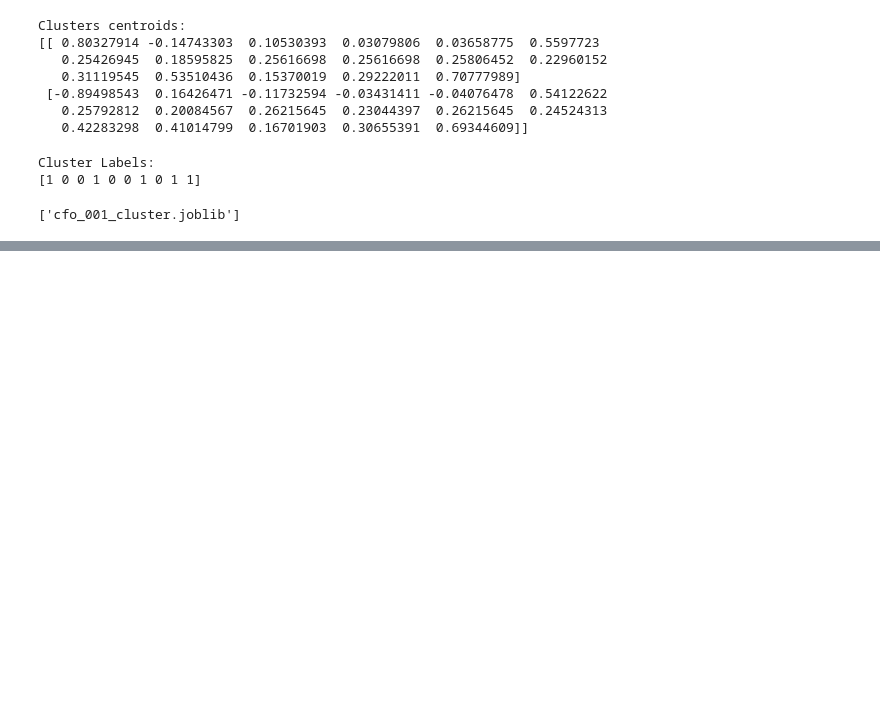
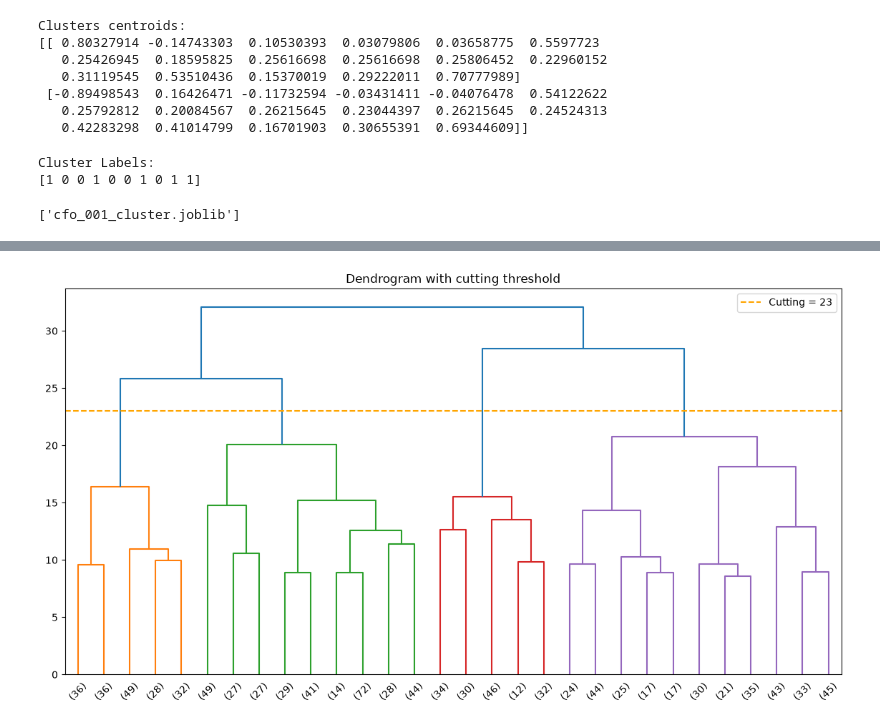
Before and after one commit to YashInLogN/CFO, a Jupyter notebook: cf0_001_k_means_cluster.ipynb, the cells around one changed output, grey strips where cells are left out. Drawn from its saved outputs; the diff is of its cells as text; code cells hidden in the pictures; blank space fills up the shorter version.

```diff
--- a/cf0_001_k_means_cluster.ipynb
+++ b/cf0_001_k_means_cluster.ipynb
@@ -414,0 +463,15 @@ joblib.dump(
+# %%
+plt.figure(figsize=(14, 7))
+dendrogram(Z, truncate_mode="lastp", p=30)
+
+plt.axhline(
+    y=23,
+    color="orange",
+    linestyle="--",
+    label="Cutting = 23"
+)
+plt.legend()
+plt.title("Dendrogram with cutting threshold")
+plt.show()
+# %% [output]
+[figure, added]
```
Also changed, not shown: parts of 9 cells of this notebook.
